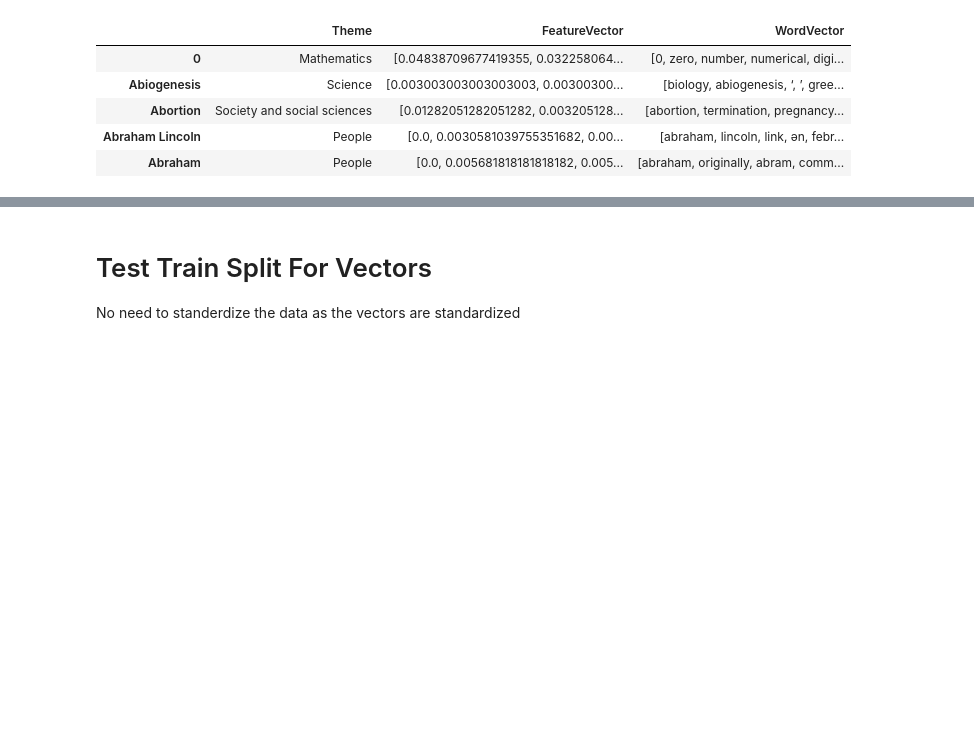
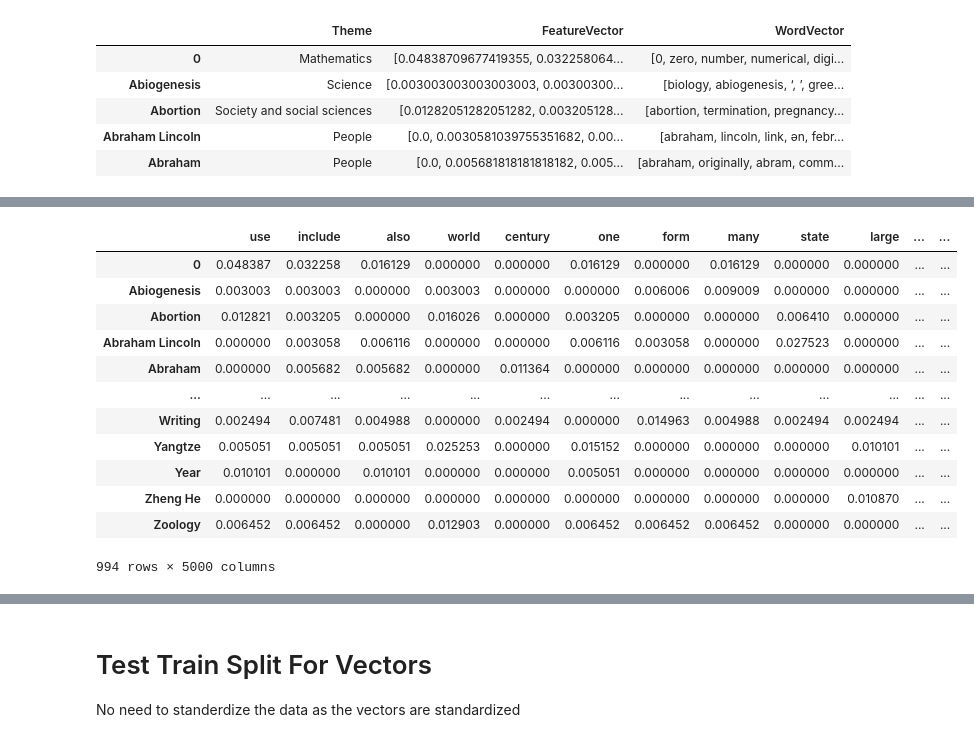
Before and after one commit to csupika/F21DL-Machine-Learning-Portfolio, a Jupyter notebook: lab9.ipynb, the cells around one changed output, grey strips where cells are left out. Cells and saved outputs as stored; diff of their text form; code cells hidden in the pictures; blank space fills up the shorter version.

```diff
--- a/lab9.ipynb
+++ b/lab9.ipynb
@@ -17,3 +14,13 @@ df_vector.head()
 | Abortion | Society and social sciences | [0.01282051282051282, 0.003205128... | [abortion, termination, pregnancy... |
 | Abraham Lincoln | People | [0.0, 0.0030581039755351682, 0.00... | [abraham, lincoln, link, ən, febr... |
 | Abraham | People | [0.0, 0.005681818181818182, 0.005... | [abraham, originally, abram, comm... |
+# %%
+categories = sorted(set(df_vector['Theme']))
+i = 0
+mapping = {}
+for category in categories:
+    mapping.update({category: i})
+    i+=1
+
+df_vector["T.Numerical"] = df_vector.Theme.map(mapping)
+df_vector.head()
@@ -19,0 +34,28 @@ df_vector.head()
+# %%
+import pickle
+
+with open('vocabulary.pkl', 'rb') as f:
+    vocabulary = pickle.load(f)
+
+vocabulary = np.array(vocabulary)
+# %%
+x_tmp = df_vector["FeatureVector"].to_numpy()
+tmp = []
+for x in x_tmp:
+    tmp.append(x.reshape(1,-1))
+tmp_feature_per_column = pd.DataFrame(np.concatenate(tmp), index=df_vector.index, columns=vocabulary)
+tmp_feature_per_column
+# %% [output]
+|  | use | include | also | world | century | one | form | many | state | large | ... | ... |
+| 0 | 0.048387 | 0.032258 | 0.016129 | 0.000000 | 0.000000 | 0.016129 | 0.000000 | 0.016129 | 0.000000 | 0.000000 | ... | ... |
+| Abiogenesis | 0.003003 | 0.003003 | 0.000000 | 0.003003 | 0.000000 | 0.000000 | 0.006006 | 0.009009 | 0.000000 | 0.000000 | ... | ... |
+| Abortion | 0.012821 | 0.003205 | 0.000000 | 0.016026 | 0.000000 | 0.003205 | 0.000000 | 0.000000 | 0.006410 | 0.000000 | ... | ... |
+| Abraham Lincoln | 0.000000 | 0.003058 | 0.006116 | 0.000000 | 0.000000 | 0.006116 | 0.003058 | 0.000000 | 0.027523 | 0.000000 | ... | ... |
+| Abraham | 0.000000 | 0.005682 | 0.005682 | 0.000000 | 0.011364 | 0.000000 | 0.000000 | 0.000000 | 0.000000 | 0.000000 | ... | ... |
+| ... | ... | ... | ... | ... | ... | ... | ... | ... | ... | ... | ... | ... |
+| Writing | 0.002494 | 0.007481 | 0.004988 | 0.000000 | 0.002494 | 0.000000 | 0.014963 | 0.004988 | 0.002494 | 0.002494 | ... | ... |
+| Yangtze | 0.005051 | 0.005051 | 0.005051 | 0.025253 | 0.000000 | 0.015152 | 0.000000 | 0.000000 | 0.000000 | 0.010101 | ... | ... |
+| Year | 0.010101 | 0.000000 | 0.010101 | 0.000000 | 0.000000 | 0.005051 | 0.000000 | 0.000000 | 0.000000 | 0.000000 | ... | ... |
+| Zheng He | 0.000000 | 0.000000 | 0.000000 | 0.000000 | 0.000000 | 0.000000 | 0.000000 | 0.000000 | 0.000000 | 0.010870 | ... | ... |
+| Zoology | 0.006452 | 0.006452 | 0.000000 | 0.012903 | 0.000000 | 0.006452 | 0.006452 | 0.006452 | 0.000000 | 0.000000 | ... | ... |
+994 rows × 5000 columns
```
Also changed, not shown: parts of 83 cells of this notebook, 1 other file.
